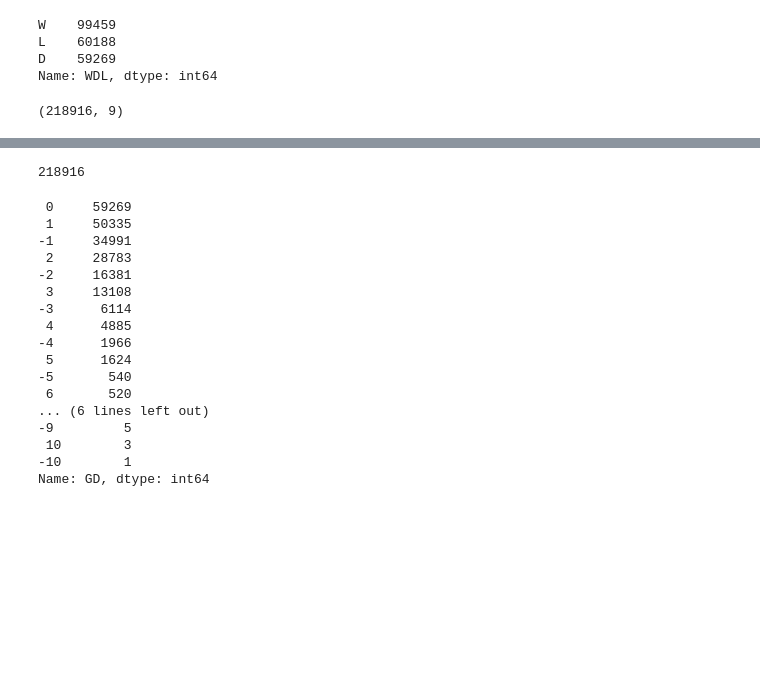
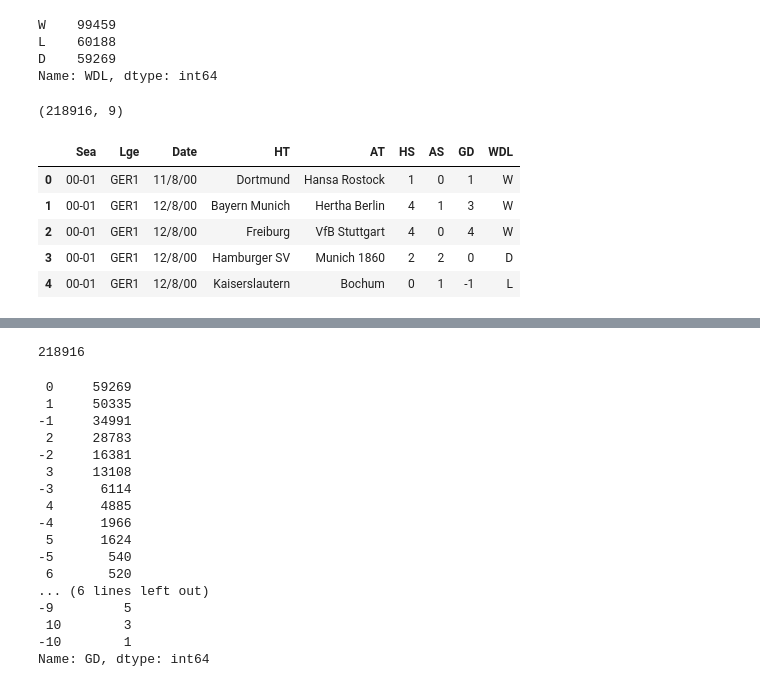
Before and after one commit to RyanJTalbot/bookcamp, a Jupyter notebook: world_cup/International Soccer DB/ISDB.ipynb, the cells around one changed output, grey strips where cells are left out. Drawn from its saved outputs; the diff is of its cells as text; code cells hidden in the pictures; blank space fills up the shorter version.

```diff
--- a/world_cup/International Soccer DB/ISDB.ipynb
+++ b/world_cup/International Soccer DB/ISDB.ipynb
@@ -37,3 +37,7 @@ df1
 | 216741 | 17-18 | VEN1 | 19/03/2017 | Deportivo Tachira | Deportivo Lara | 4 | 1 | 3 | W |
 | 216742 | 17-18 | VEN1 | 19/03/2017 | Zulia FC | Zamora FC | 3 | 0 | 3 | W |
 216743 rows × 9 columns
+# %%
+frames = [df1, df2]
+
+df = pd.concat(frames)
@@ -39,0 +60,2 @@ df1
+# %%
+df = df.drop_duplicates()
@@ -105,3 +131,12 @@ Name: WDL, dtype: int64
 df2.shape
 # %% [output]
 (218916, 9)
+# %%
+df.head()
+# %% [output]
+|  | Sea | Lge | Date | HT | AT | HS | AS | GD | WDL |
+| 0 | 00-01 | GER1 | 11/8/00 | Dortmund | Hansa Rostock | 1 | 0 | 1 | W |
+| 1 | 00-01 | GER1 | 12/8/00 | Bayern Munich | Hertha Berlin | 4 | 1 | 3 | W |
+| 2 | 00-01 | GER1 | 12/8/00 | Freiburg | VfB Stuttgart | 4 | 0 | 4 | W |
+| 3 | 00-01 | GER1 | 12/8/00 | Hamburger SV | Munich 1860 | 2 | 2 | 0 | D |
+| 4 | 00-01 | GER1 | 12/8/00 | Kaiserslautern | Bochum | 0 | 1 | -1 | L |
```
Also changed, not shown: parts of 7 cells of this notebook, 2 other files.
